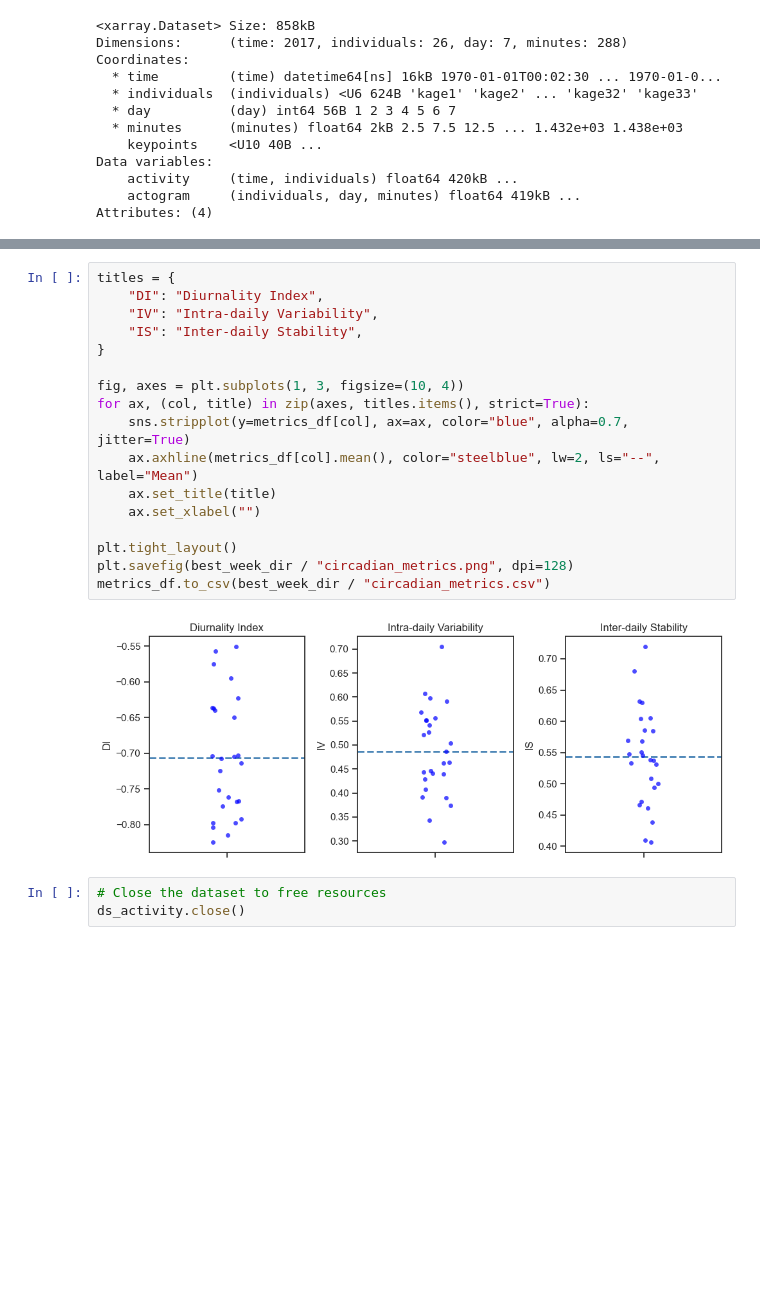
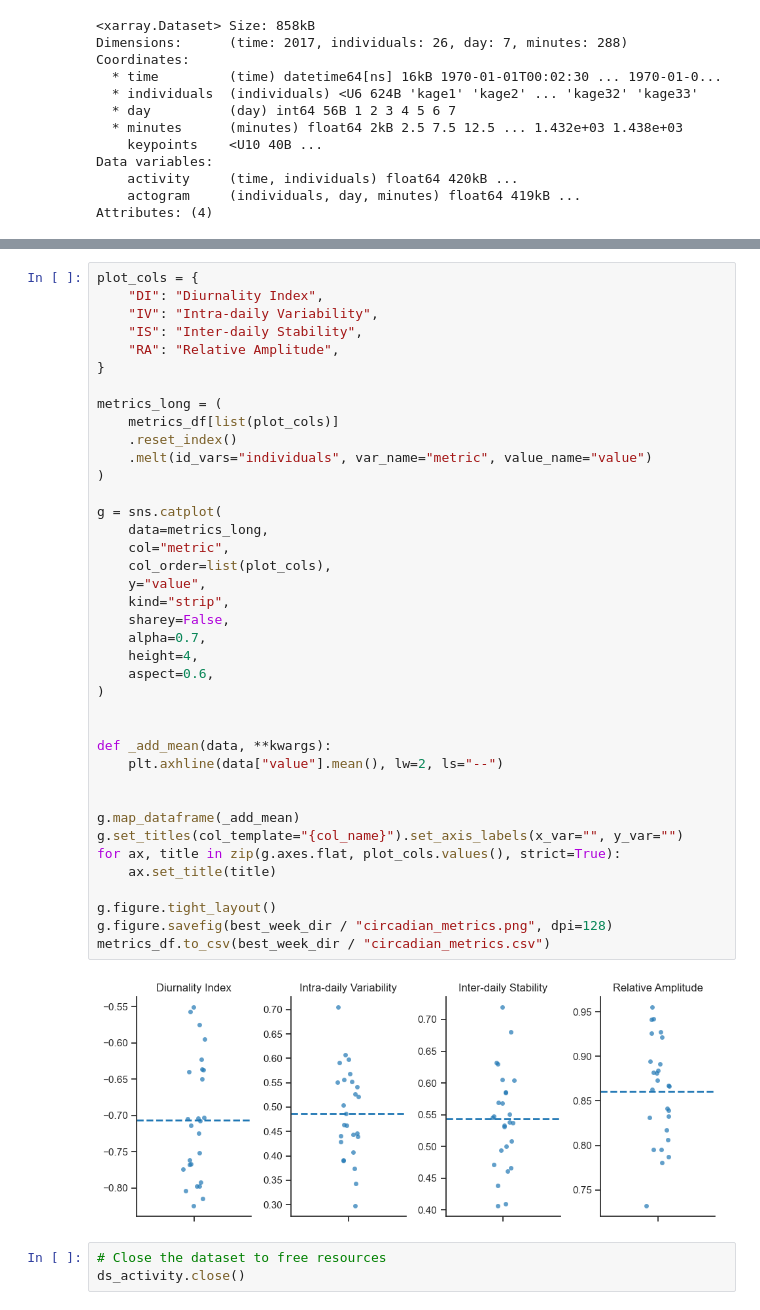
Before and after one commit to neuroinformatics-unit/smart-kages-movement, a Jupyter notebook: notebooks/07_circadian_metrics.ipynb, the cells around one changed output, grey strips where cells are left out. Drawn from its saved outputs; the diff is of its cells as text; blank space fills up the shorter version.

```diff
--- a/notebooks/07_circadian_metrics.ipynb
+++ b/notebooks/07_circadian_metrics.ipynb
@@ -91,22 +97,44 @@ metrics_df.head()
 # %%
-titles = {
+plot_cols = {
     "DI": "Diurnality Index",
     "IV": "Intra-daily Variability",
     "IS": "Inter-daily Stability",
+    "RA": "Relative Amplitude",
 }
 
-fig, axes = plt.subplots(1, 3, figsize=(10, 4))
-for ax, (col, title) in zip(axes, titles.items(), strict=True):
-    sns.stripplot(y=metrics_df[col], ax=ax, color="blue", alpha=0.7, jitter=True)
-    ax.axhline(metrics_df[col].mean(), color="steelblue", lw=2, ls="--", label="Mean")
+metrics_long = (
+    metrics_df[list(plot_cols)]
+    .reset_index()
+    .melt(id_vars="individuals", var_name="metric", value_name="value")
+)
+
+g = sns.catplot(
+    data=metrics_long,
+    col="metric",
+    col_order=list(plot_cols),
+    y="value",
+    kind="strip",
+    sharey=False,
+    alpha=0.7,
+    height=4,
+    aspect=0.6,
+)
+
+
+def _add_mean(data, **kwargs):
+    plt.axhline(data["value"].mean(), lw=2, ls="--")
+
+
+g.map_dataframe(_add_mean)
+g.set_titles(col_template="{col_name}").set_axis_labels(x_var="", y_var="")
+for ax, title in zip(g.axes.flat, plot_cols.values(), strict=True):
     ax.set_title(title)
-    ax.set_xlabel("")
 
-plt.tight_layout()
-plt.savefig(best_week_dir / "circadian_metrics.png", dpi=128)
+g.figure.tight_layout()
+g.figure.savefig(best_week_dir / "circadian_metrics.png", dpi=128)
 metrics_df.to_csv(best_week_dir / "circadian_metrics.csv")
 # %% [output]
-[figure, old version]
+[figure, new version]
 # %%
 # Close the dataset to free resources
 ds_activity.close()
```
Also changed, not shown: parts of 2 cells of this notebook, 2 other files.
